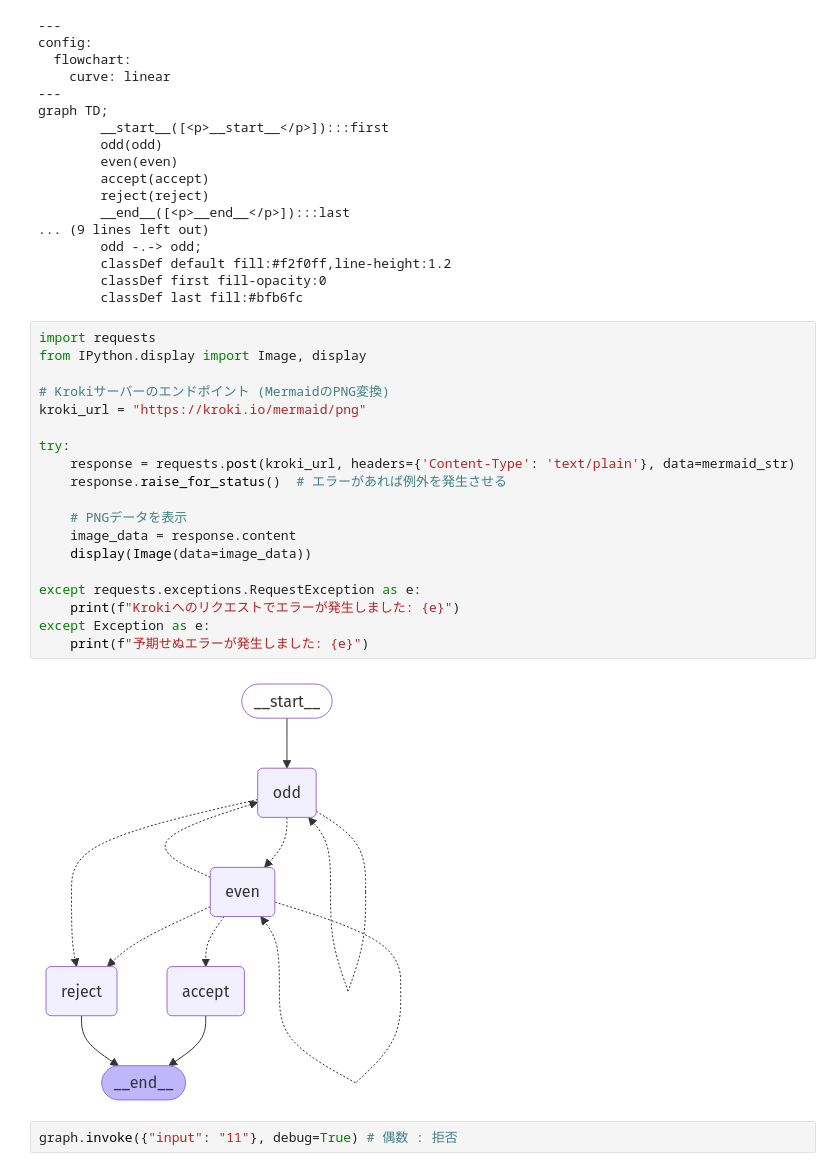
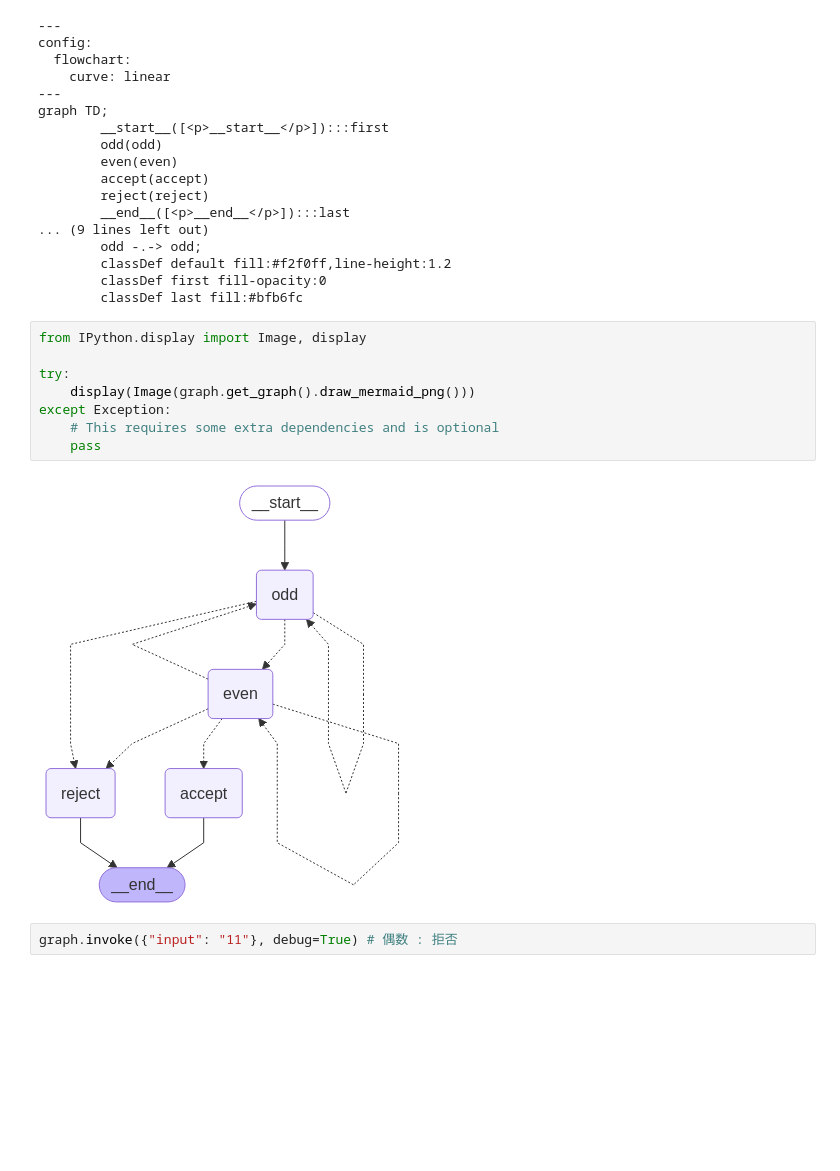
Before and after one commit to steelpipe75/learn-langgraph, a Jupyter notebook: LangGraph_DFA/LangGraph_DFA1.ipynb, the cells around one changed output. Drawn from its saved outputs; the diff is of its cells as text; blank space fills up the shorter version.

Commit message:
krokiを介在させなくても、そもそもpngで出力できたので書きかえ
Colab を使用して作成されました

```diff
--- a/LangGraph_DFA/LangGraph_DFA1.ipynb
+++ b/LangGraph_DFA/LangGraph_DFA1.ipynb
@@ -130,27 +130,16 @@ graph TD;
         classDef default fill:#f2f0ff,line-height:1.2
         classDef first fill-opacity:0
         classDef last fill:#bfb6fc
-# %%
-import requests
-from IPython.display import Image, display
-
-# Krokiサーバーのエンドポイント (MermaidのPNG変換)
-kroki_url = "https://kroki.io/mermaid/png"
-
-try:
-    response = requests.post(kroki_url, headers={'Content-Type': 'text/plain'}, data=mermaid_str)
-    response.raise_for_status()  # エラーがあれば例外を発生させる
-
-    # PNGデータを表示
-    image_data = response.content
-    display(Image(data=image_data))
-
-except requests.exceptions.RequestException as e:
-    print(f"Krokiへのリクエストでエラーが発生しました: {e}")
-except Exception as e:
-    print(f"予期せぬエラーが発生しました: {e}")
-# %% [output]
-[figure, removed]
+# %%
+from IPython.display import Image, display
+
+try:
+    display(Image(graph.get_graph().draw_mermaid_png()))
+except Exception:
+    # This requires some extra dependencies and is optional
+    pass
+# %% [output]
+[figure, added]
 # %%
 graph.invoke({"input": "11"}, debug=True) # 偶数 : 拒否
 # %% [output]
```
